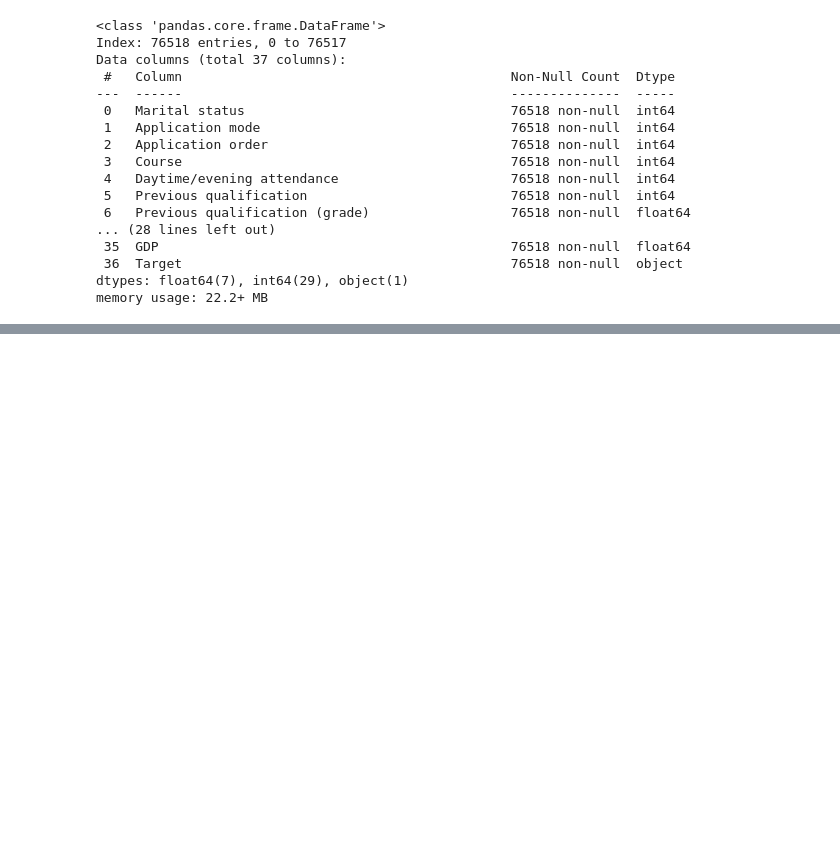
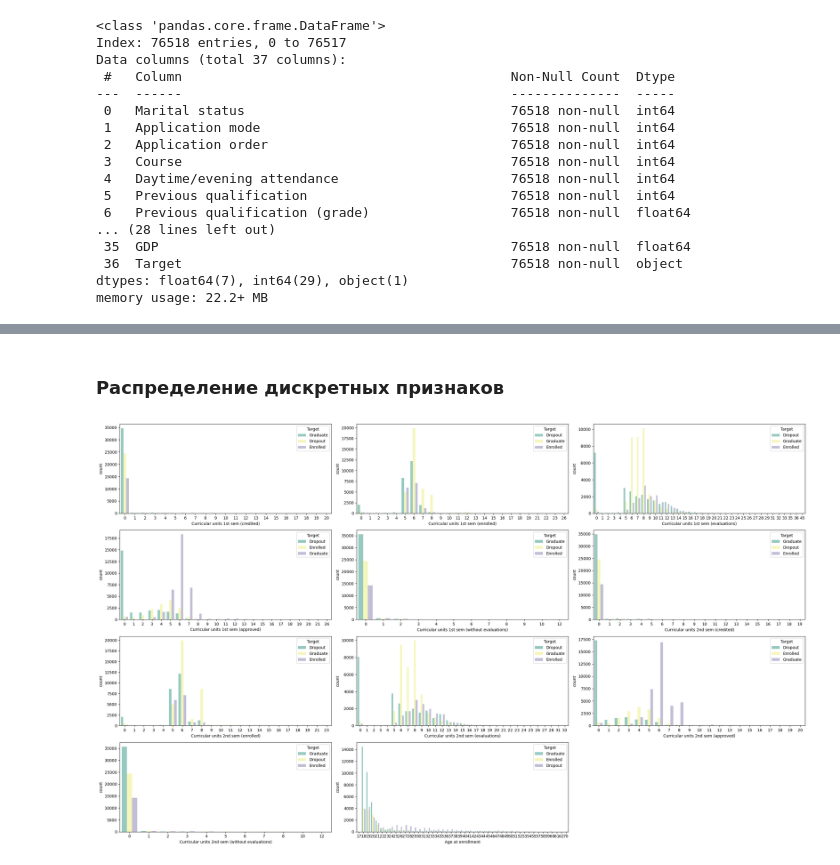
Before and after one commit to Tsur1k/ML-case4, a Jupyter notebook: notebooks/main.ipynb, the cells around one changed output, grey strips where cells are left out. Cells and saved outputs as stored; diff of their text form; code cells hidden in the pictures; blank space fills up the shorter version.

```diff
--- a/notebooks/main.ipynb
+++ b/notebooks/main.ipynb
@@ -188,0 +194,11 @@ interval columns not set, guessing: ['Marital status', 'Application mode', 'Appl
+# %% [markdown]
+### Распределение дискретных признаков
+# %%
+plt.figure(figsize=(25, 15))
+for i, col in enumerate(discrete_features):
+    plt.subplot(4, 3, i+1)
+    sns.countplot(data=train, x=col, hue=target, palette="Set3")
+plt.tight_layout()
+plt.show()
+# %% [output]
+[figure, added]
```
Also changed, not shown: parts of 56 cells of this notebook.
